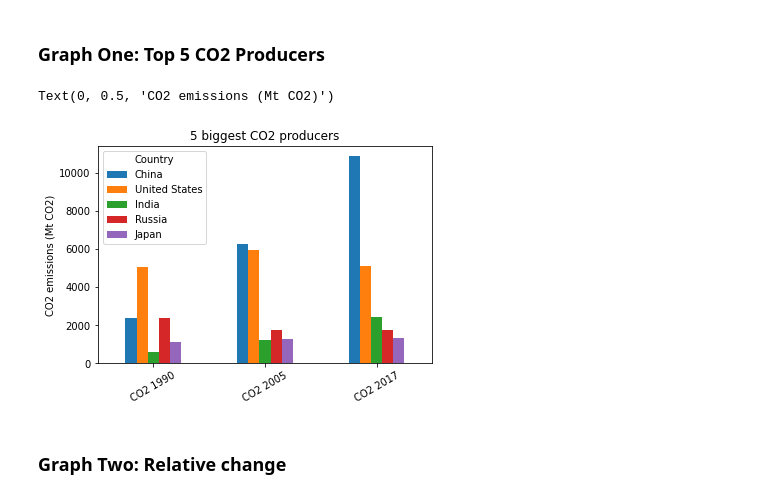
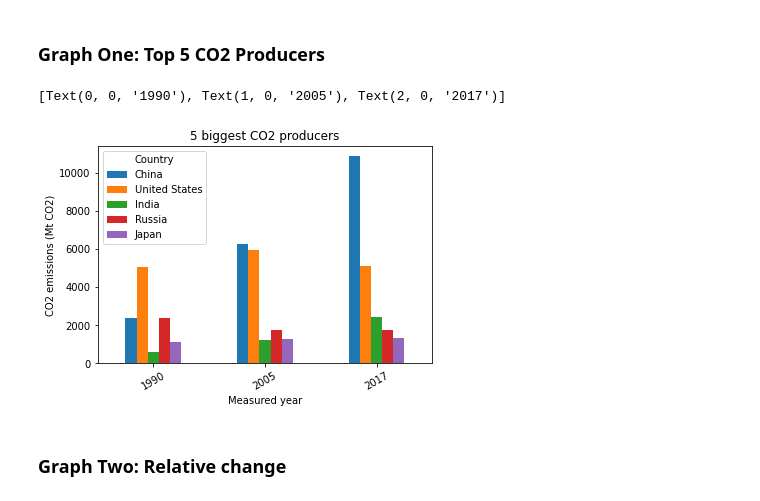
Before and after one commit to MandyP717/Data-analytics-with-python, a Jupyter notebook: CO2 emissions/Countries CO2 emissions.ipynb, the cells around one changed output. Cells and saved outputs as stored; diff of their text form; code cells hidden in the pictures.

```diff
--- a/CO2 emissions/Countries CO2 emissions.ipynb
+++ b/CO2 emissions/Countries CO2 emissions.ipynb
@@ -65,12 +64,11 @@ countries_only
 # %%
 
 sort_countries = countries_only.sort_values(by=['CO2 2017'], ascending=False)
 big_five = sort_countries.iloc[0:5, 0:4].set_index("Country")
-big_five.T.plot.bar(title='5 biggest CO2 producers')
-plt.xticks(rotation = 30, horizontalalignment = "center")
-plt.ylabel("CO2 emissions (Mt CO2)")
+graph_one = big_five.T.plot.bar(title='5 biggest CO2 producers', rot = 30, ylabel = "CO2 emissions (Mt CO2)" , xlabel = 'Measured year')
+graph_one.set_xticklabels(["1990", "2005", "2017"])
 # %% [output]
-Text(0, 0.5, 'CO2 emissions (Mt CO2)')
+[Text(0, 0, '1990'), Text(1, 0, '2005'), Text(2, 0, '2017')]
-[figure, old version]
+[figure, new version]
 # %% [markdown]
 ### Graph Two: Relative change
```
Also changed, not shown: parts of 3 cells of this notebook.
